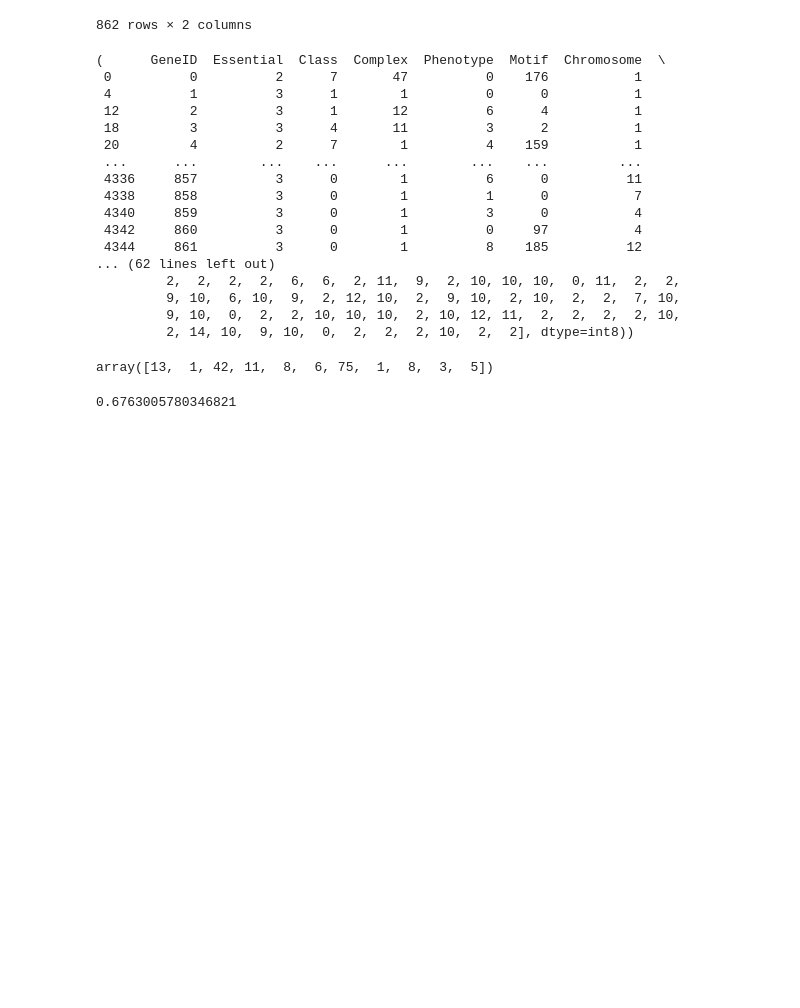
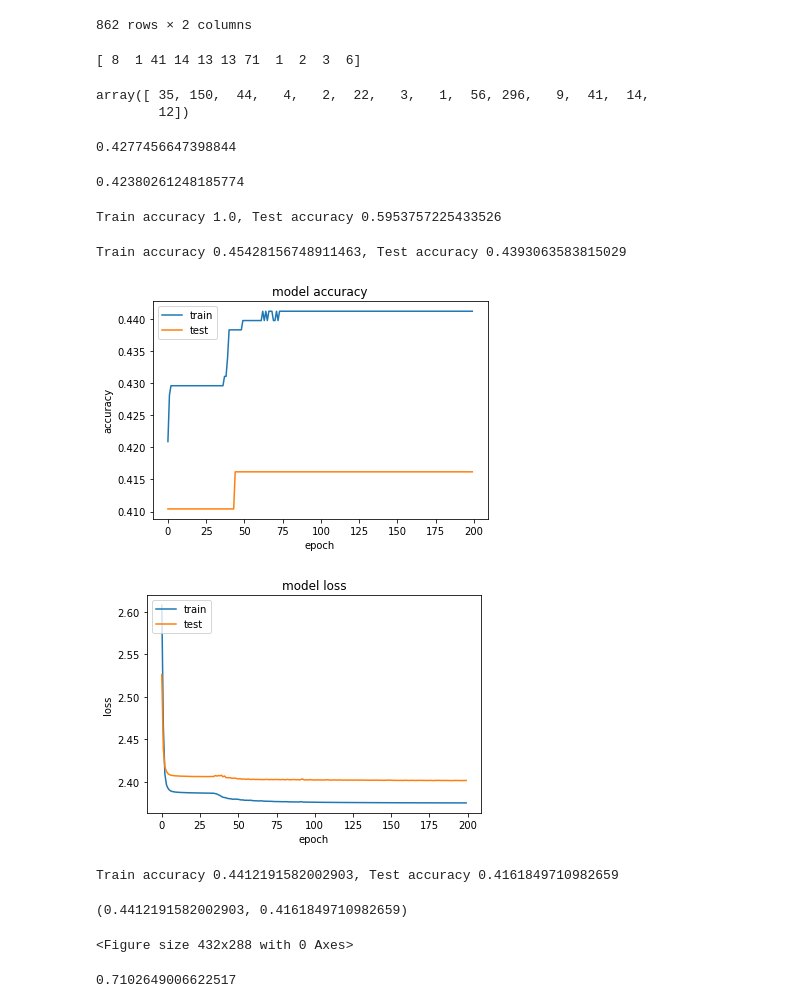
Before and after one commit to TheDataStation/relational-embedding, a Jupyter notebook: evaluation/eval_genes.ipynb, the cells around one changed output. Drawn from its saved outputs; the diff is of its cells as text; code cells hidden in the pictures; blank space fills up the shorter version.

```diff
--- a/evaluation/eval_genes.ipynb
+++ b/evaluation/eval_genes.ipynb
@@ -34,14 +34,12 @@ full_table = pd.read_csv(os.path.join("../", location + "Genes.csv"),
                          sep=',',
                          encoding='latin')
 
-Y = small_table[target_column]
+Y = small_table[target_column[0]]
 Y = pd.Categorical(Y).codes
 # %%
 for col in full_table.columns:
-    print(full_table[col].dtype)
     if full_table[col].dtype in ["str", "object"]:
         label_encoder = LabelEncoder()
         integer_encoded = label_encoder.fit_transform(full_table[col])
         full_table[col] = integer_encoded
         print(integer_encoded)
-full_table["res"] = Y
@@ -76,35 +80,36 @@ small_table
 # %%
 X = pd.merge(small_table, full_table, left_on = "GeneID", right_on = 'GeneID', how = "left").drop_duplicates(subset=["GeneID"])
 # %%
-X.drop(columns="Localization"), Y
+X = X.drop(columns="Localization")
-# %% [output]
-(      GeneID  Essential  Class  Complex  Phenotype  Motif  Chromosome  \
- 0          0          2      7       47          0    176           1
- 4          1          3      1        1          0      0           1
- 12         2          3      1       12          6      4           1
- 18         3          3      4       11          3      2           1
- 20         4          2      7        1          4    159           1
- ...      ...        ...    ...      ...        ...    ...         ...
- 4336     857          3      0        1          6      0          11
- 4338     858          3      0        1          1      0           7
- 4340     859          3      0        1          3      0           4
- 4342     860          3      0        1          0     97           4
- 4344     861          3      0        1          8    185          12
-... (62 lines left out)
-         2,  2,  2,  2,  6,  6,  2, 11,  9,  2, 10, 10, 10,  0, 11,  2,  2,
-         9, 10,  6, 10,  9,  2, 12, 10,  2,  9, 10,  2, 10,  2,  2,  7, 10,
-         9, 10,  0,  2,  2, 10, 10, 10,  2, 10, 12, 11,  2,  2,  2,  2, 10,
-         2, 14, 10,  9, 10,  0,  2,  2,  2, 10,  2,  2], dtype=int8))
 # %%
 from sklearn.model_selection import cross_val_score, train_test_split
 from sklearn.ensemble import RandomForestClassifier
 from sklearn.metrics import accuracy_score, confusion_matrix
 
-tests = train_test_split(X, Y, test_size = 0.2)
-confusion_matrix(tests[3], tests[3]).diagonal()
+a,b,c,d = train_test_split(X, Y, test_size = 0.2)
+print(confusion_matrix(d,d).diagonal())
+confusion_matrix(c,c).diagonal()
 # %% [output]
-array([13,  1, 42, 11,  8,  6, 75,  1,  8,  3,  5])
+[ 8  1 41 14 13 13 71  1  2  3  6]
+array([ 35, 150,  44,   4,   2,  22,   3,   1,  56, 296,   9,  41,  14,
+        12])
+# %%
+74/confusion_matrix(d, d).diagonal().sum()
+# %% [output]
+0.4277456647398844
 # %%
-117/confusion_matrix(tests[3], tests[3]).diagonal().sum()
+292/confusion_matrix(c, c).diagonal().sum()
 # %% [output]
-0.6763005780346821
+0.42380261248185774
+# %%
+EU.classification_task_rf(a,b,c,d)
+EU.classification_task_logr(a,b,c,d)
+EU.classification_task_nn(a,b,c,d)
+# %% [output]
+Train accuracy 1.0, Test accuracy 0.5953757225433526
+Train accuracy 0.45428156748911463, Test accuracy 0.4393063583815029
+[figure, added]
+[figure, added]
+Train accuracy 0.4412191582002903, Test accuracy 0.4161849710982659
+(0.4412191582002903, 0.4161849710982659)
+<Figure size 432x288 with 0 Axes>
@@ -110,0 +144,4 @@ array([13,  1, 42, 11,  8,  6, 75,  1,  8,  3,  5])
+# %%
+1 - 350/(350+858)
+# %% [output]
+0.7102649006622517
```
Also changed, not shown: parts of 8 cells of this notebook, 15 other files.
